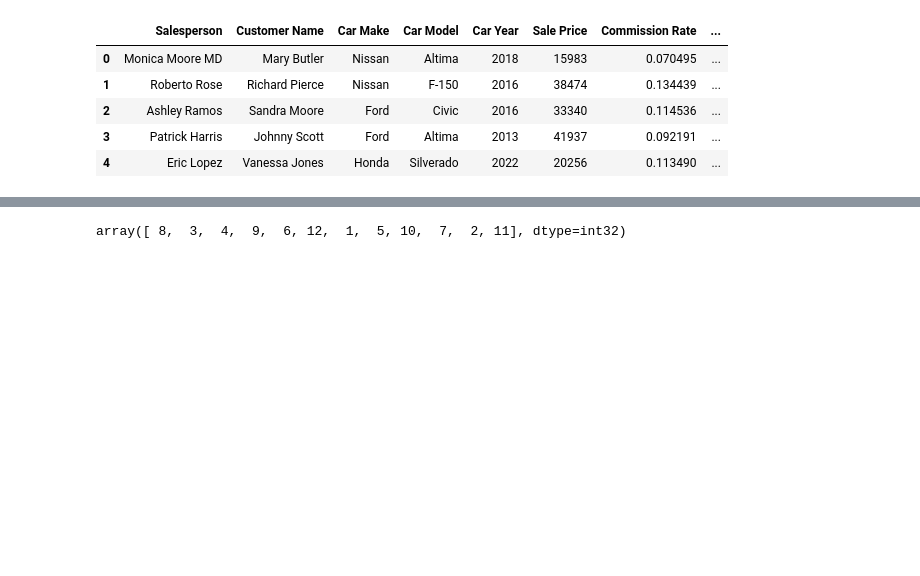
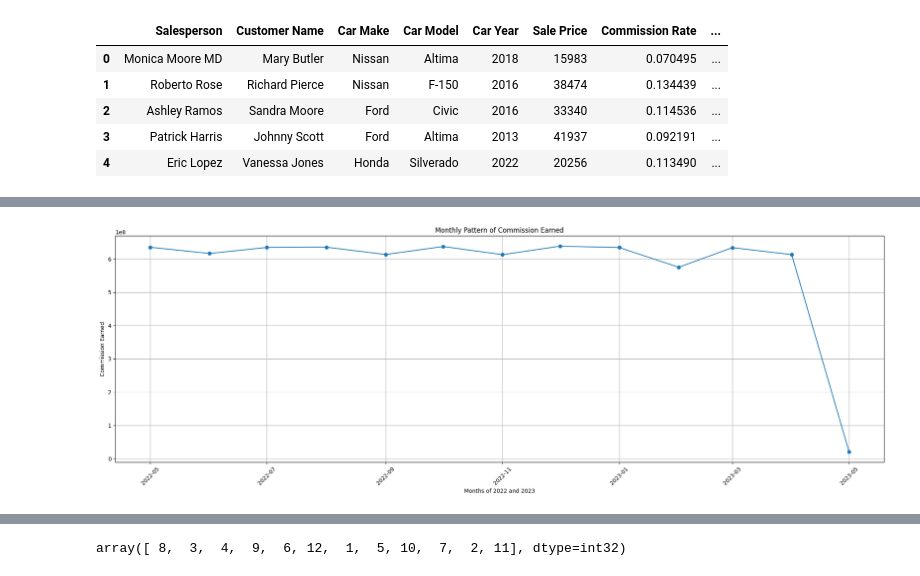
Before and after one commit to Dawittsegaye12/Car_Sales_Commission, a Jupyter notebook: Notebook/EDA.ipynb, the cells around one changed output, grey strips where cells are left out. Cells and saved outputs as stored; diff of their text form; code cells hidden in the pictures; blank space fills up the shorter version.

```diff
--- a/Notebook/EDA.ipynb
+++ b/Notebook/EDA.ipynb
@@ -167,3 +313,5 @@ df.head()
 | 2 | Ashley Ramos | Sandra Moore | Ford | Civic | 2016 | 33340 | 0.114536 | ... |
 | 3 | Patrick Harris | Johnny Scott | Ford | Altima | 2013 | 41937 | 0.092191 | ... |
 | 4 | Eric Lopez | Vanessa Jones | Honda | Silverado | 2022 | 20256 | 0.113490 | ... |
+# %%
+df["year_month"] = df["Year"].astype(str) + "_" + df["Month"].astype(str)
@@ -169,0 +324,2 @@ df.head()
+# %%
+df_commission_earned = df.groupby("year_month")['Commission Earned'].sum().reset_index()
@@ -169,0 +335,21 @@ df.head()
+# %%
+
+
+# Ensure 'year_month' is in a datetime format
+df_commission_earned['year_month'] = pd.to_datetime(df_commission_earned['year_month'].str.replace("_", "-"), format='%Y-%m')
+
+# Sort values by 'year_month'
+df_commission_earned = df_commission_earned.sort_values('year_month')
+
+# Create the plot
+plt.figure(figsize=(20, 7))
+plt.plot(df_commission_earned['year_month'], df_commission_earned['Commission Earned'], marker='o')
+plt.title("Monthly Pattern of Commission Earned")
+plt.xlabel("Months of 2022 and 2023")
+plt.ylabel("Commission Earned")
+plt.xticks(rotation=45)
+plt.grid()
+plt.tight_layout()
+plt.show()
+# %% [output]
+[figure, added]
```
Also changed, not shown: parts of 40 cells of this notebook.
